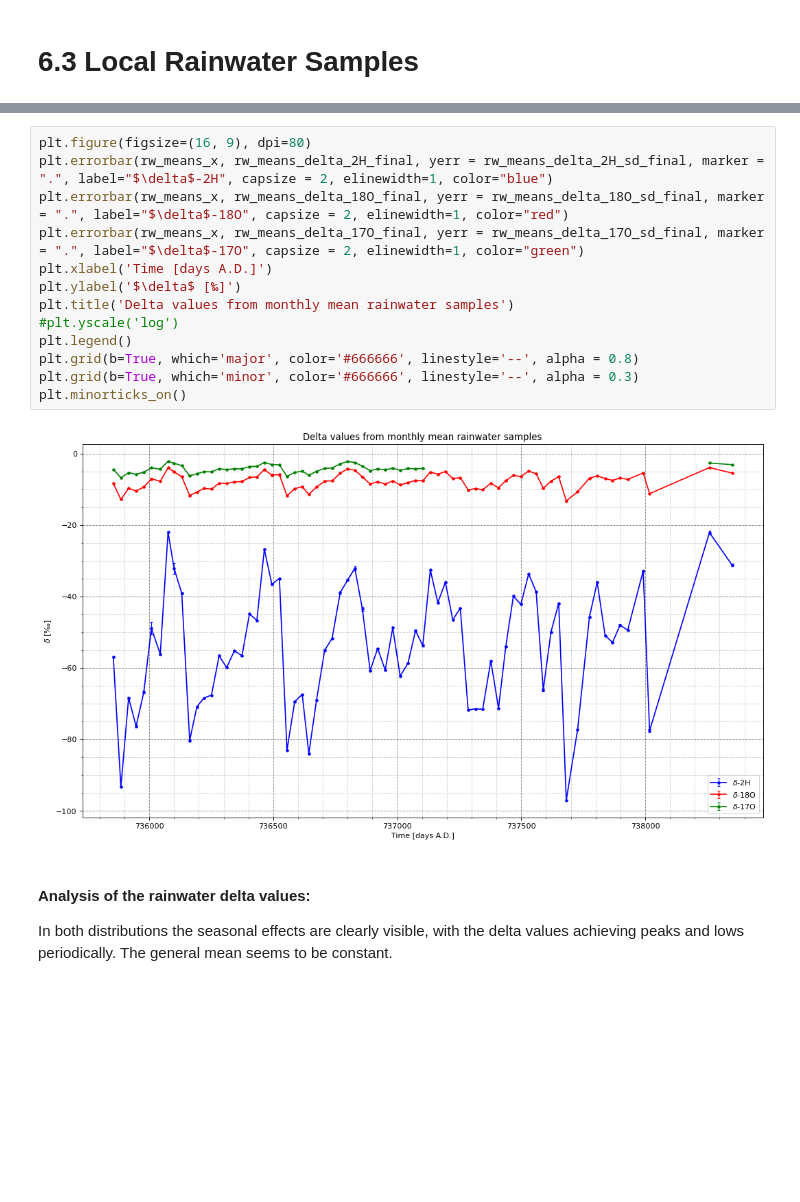
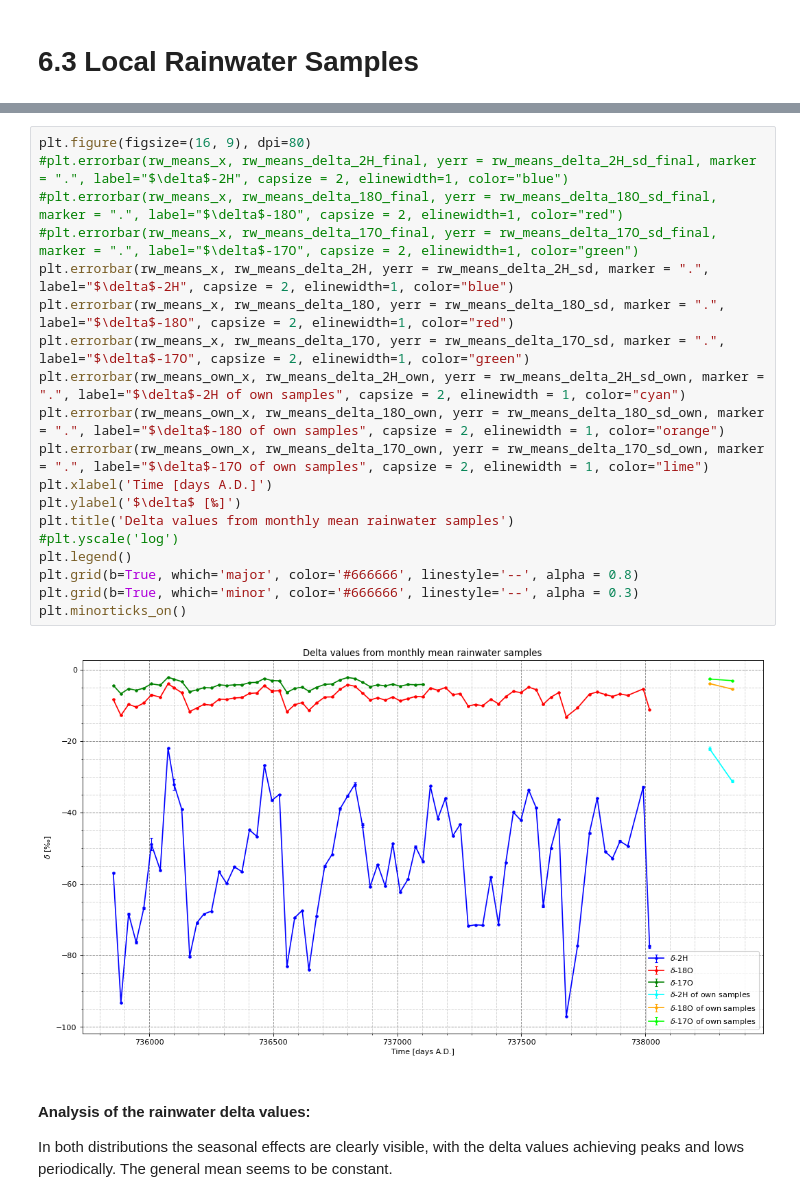
Before and after one commit to fexfl/FP, a Jupyter notebook: F55/F55 Analysis.ipynb, the cells around one changed output, grey strips where cells are left out. Drawn from its saved outputs; the diff is of its cells as text; blank space fills up the shorter version.

```diff
--- a/F55/F55 Analysis.ipynb
+++ b/F55/F55 Analysis.ipynb
@@ -1189,18 +1210,24 @@ plt.minorticks_on()
 # %%
 plt.figure(figsize=(16, 9), dpi=80)
-plt.errorbar(rw_means_x, rw_means_delta_2H_final, yerr = rw_means_delta_2H_sd_final, marker = ".", label="$\delta$-2H", capsize = 2, elinewidth=1, color="blue")
-plt.errorbar(rw_means_x, rw_means_delta_18O_final, yerr = rw_means_delta_18O_sd_final, marker = ".", label="$\delta$-18O", capsize = 2, elinewidth=1, color="red")
-plt.errorbar(rw_means_x, rw_means_delta_17O_final, yerr = rw_means_delta_17O_sd_final, marker = ".", label="$\delta$-17O", capsize = 2, elinewidth=1, color="green")
+#plt.errorbar(rw_means_x, rw_means_delta_2H_final, yerr = rw_means_delta_2H_sd_final, marker = ".", label="$\delta$-2H", capsize = 2, elinewidth=1, color="blue")
+#plt.errorbar(rw_means_x, rw_means_delta_18O_final, yerr = rw_means_delta_18O_sd_final, marker = ".", label="$\delta$-18O", capsize = 2, elinewidth=1, color="red")
+#plt.errorbar(rw_means_x, rw_means_delta_17O_final, yerr = rw_means_delta_17O_sd_final, marker = ".", label="$\delta$-17O", capsize = 2, elinewidth=1, color="green")
+plt.errorbar(rw_means_x, rw_means_delta_2H, yerr = rw_means_delta_2H_sd, marker = ".", label="$\delta$-2H", capsize = 2, elinewidth=1, color="blue")
+plt.errorbar(rw_means_x, rw_means_delta_18O, yerr = rw_means_delta_18O_sd, marker = ".", label="$\delta$-18O", capsize = 2, elinewidth=1, color="red")
+plt.errorbar(rw_means_x, rw_means_delta_17O, yerr = rw_means_delta_17O_sd, marker = ".", label="$\delta$-17O", capsize = 2, elinewidth=1, color="green")
+plt.errorbar(rw_means_own_x, rw_means_delta_2H_own, yerr = rw_means_delta_2H_sd_own, marker = ".", label="$\delta$-2H of own samples", capsize = 2, elinewidth = 1, color="cyan")
+plt.errorbar(rw_means_own_x, rw_means_delta_18O_own, yerr = rw_means_delta_18O_sd_own, marker = ".", label="$\delta$-18O of own samples", capsize = 2, elinewidth = 1, color="orange")
+plt.errorbar(rw_means_own_x, rw_means_delta_17O_own, yerr = rw_means_delta_17O_sd_own, marker = ".", label="$\delta$-17O of own samples", capsize = 2, elinewidth = 1, color="lime")
 plt.xlabel('Time [days A.D.]')
 plt.ylabel('$\delta$ [‰]')
 plt.title('Delta values from monthly mean rainwater samples')
 #plt.yscale('log')
 plt.legend()
 plt.grid(b=True, which='major', color='#666666', linestyle='--', alpha = 0.8)
 plt.grid(b=True, which='minor', color='#666666', linestyle='--', alpha = 0.3)
 plt.minorticks_on()
 # %% [output]
-[figure, old version]
+[figure, new version]
 # %% [markdown]
 #### Analysis of the rainwater delta values:
 In both distributions the seasonal effects are clearly visible, with the delta values achieving peaks and lows periodically. The general mean seems to be constant.
```
Also changed, not shown: parts of 2 cells of this notebook.
